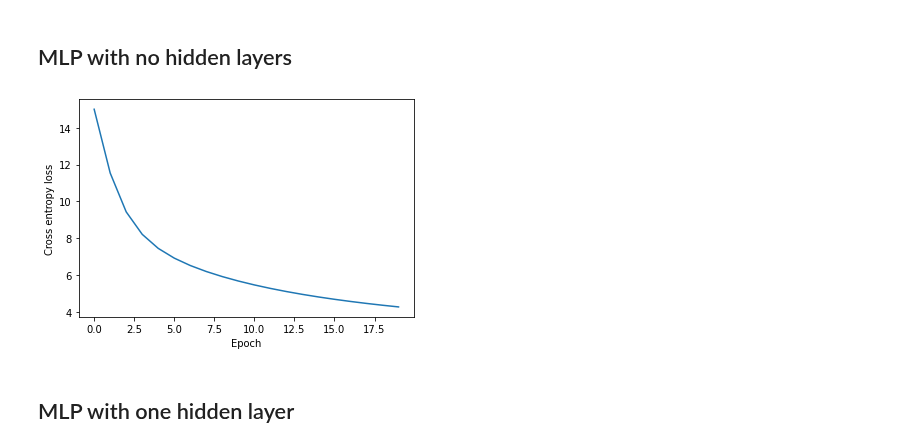
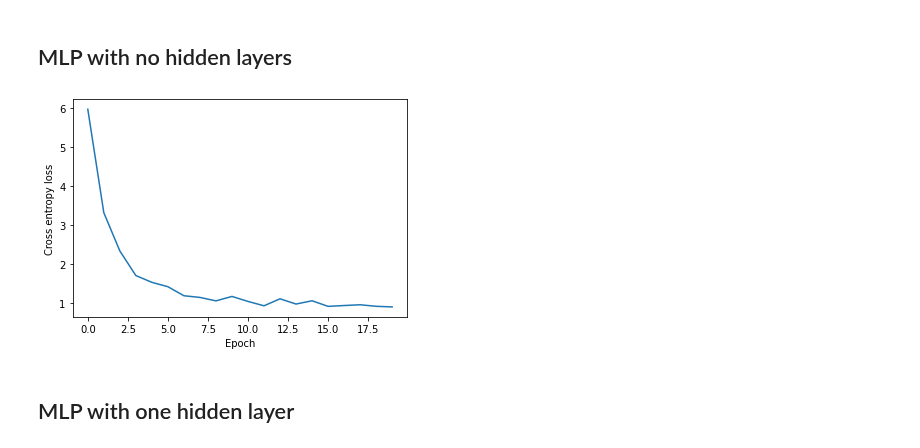
Before and after one commit to acollin19/comp551, a Jupyter notebook: A3/assignment3_group_24.ipynb, the cells around one changed output. Cells and saved outputs as stored; diff of their text form; code cells hidden in the pictures.

Commit message:
batch size

```diff
--- a/A3/assignment3_group_24.ipynb
+++ b/A3/assignment3_group_24.ipynb
@@ -10,10 +10,10 @@ import matplotlib.pyplot as plt
 import seaborn as sns
 # %%
 # load dataset
-(X_train, y_train), (X_test, y_test) = fashion_mnist.load_data()
+(X_train, y_train_val), (X_test, y_test_val) = fashion_mnist.load_data()
 
-print('Train: X=%s, y=%s' % (X_train.shape, y_train.shape))
-print('Test: X=%s, y=%s' % (X_test.shape, y_test.shape))
+print('Train: X=%s, y=%s' % (X_train.shape, y_train_val.shape))
+print('Test: X=%s, y=%s' % (X_test.shape, y_test_val.shape))
 
 # plotting raw pixel data
 for i in range(9):
@@ -33,10 +33,10 @@ X_test = X_test.reshape(X_test.shape[0], 784)
 X_test = X_test - np.mean(X_test, axis=0)
 X_test = X_test / np.std(X_test, axis=0)
 
-y_train = np_utils.to_categorical(y_train, 10) #10 classes
+y_train = np_utils.to_categorical(y_train_val, 10) #10 classes
 y_train = y_train == 1
 
-y_test = np_utils.to_categorical(y_test, 10)
+y_test = np_utils.to_categorical(y_test_val, 10)
 y_test = y_test == 1
 # %% [markdown]
 ## Multi Layered Perceptron (MLP) Class
@@ -59,7 +59,7 @@ class LinearLayer(NeuralNetLayer):
         super().__init__()
         self.ni = input_size
         self.no = output_size
-        self.w = np.random.randn(output_size, input_size) / 2
+        self.w = np.random.randn(output_size, input_size) / 10
         self.b = np.random.randn(output_size)
         self.cur_input = None
         self.parameters = [self.w, self.b]
@@ -94,7 +94,7 @@ class SoftmaxOutputLayer(NeuralNetLayer):
         self.cur_probs = None
 
     def forward(self, x):
-        exps = np.exp(x)
+        exps = np.exp(x - np.max(x, axis=-1, keepdims=True))
         probs = exps / np.sum(exps, axis=-1)[:, None]
         self.cur_probs = probs
         return probs
@@ -138,14 +138,16 @@ class GradientDescentOptimizer(Optimizer):
             p -= self.lr * g.mean(axis=0)
 # %%
 from tqdm import tqdm
-def train(mlp: MLP, optimizer: Optimizer, data_x, data_y, steps):
+def train(mlp: MLP, optimizer: Optimizer, data_x, data_y, steps, batch_size):
     losses = []
-    labels = data_y
     for _ in tqdm(range(steps)):
-        predictions = mlp.forward(data_x)
-        loss = -(labels * np.log(predictions)).sum(axis=-1).mean()
+        indices = np.random.choice(data_x.shape[0], batch_size)
+        batch_x = data_x[indices]
+        batch_y = data_y[indices]
+        predictions = mlp.forward(batch_x)
+        loss = -(batch_y * np.log(predictions)).sum(axis=-1).mean()
         losses.append(loss)
-        mlp.backward(labels)
+        mlp.backward(batch_y)
         optimizer.step()
     plt.plot(losses)
     plt.xlabel("Epoch")
@@ -168,16 +170,16 @@ def plot_decision_boundary(mlp: MLP, data_x, data_y):
 # %%
 n_features = X_train.shape[-1]
 GRADIENT_STEPS = 20
 
 mlp0 = MLP(
     LinearLayer(n_features, 10),
     SoftmaxOutputLayer()
 )
 opt0 = GradientDescentOptimizer(mlp0, 1e-1)
 
-train(mlp0, opt0, X_train, y_train, GRADIENT_STEPS)
+train(mlp0, opt0, X_train, y_train, GRADIENT_STEPS, 1000)
 # %% [output]
-[figure, old version]
+[figure, new version]
 # %% [markdown]
 ## MLP with one hidden layer
 # %%
```
Also changed, not shown: parts of 5 cells of this notebook.
